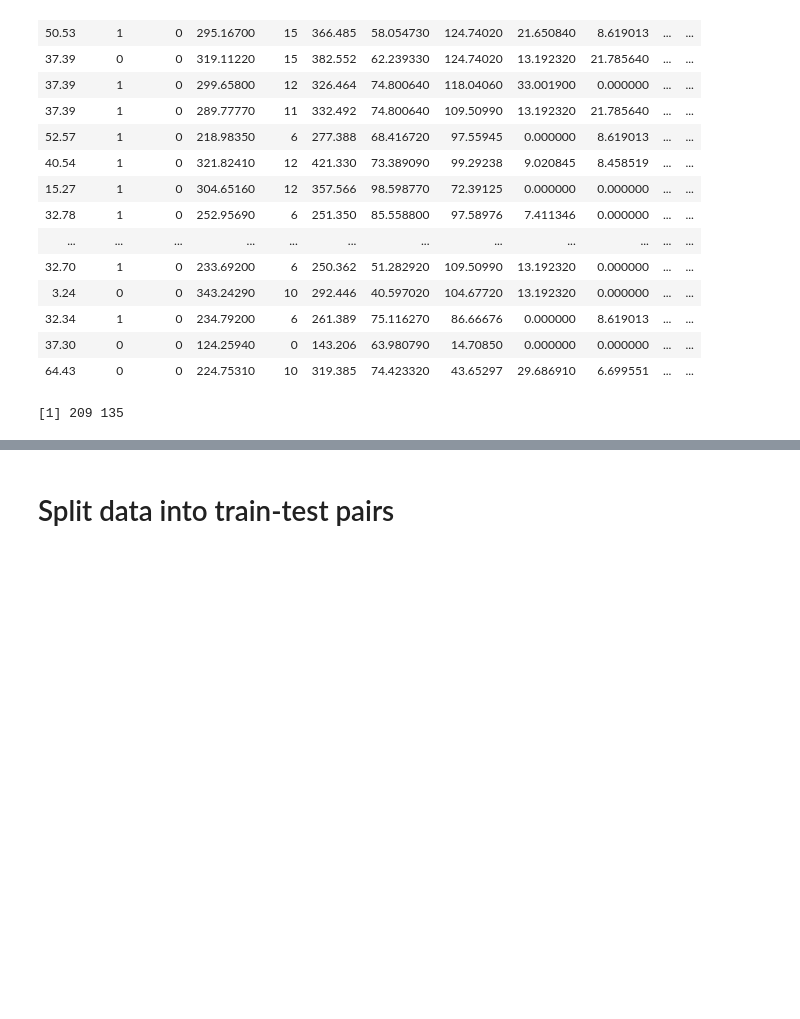
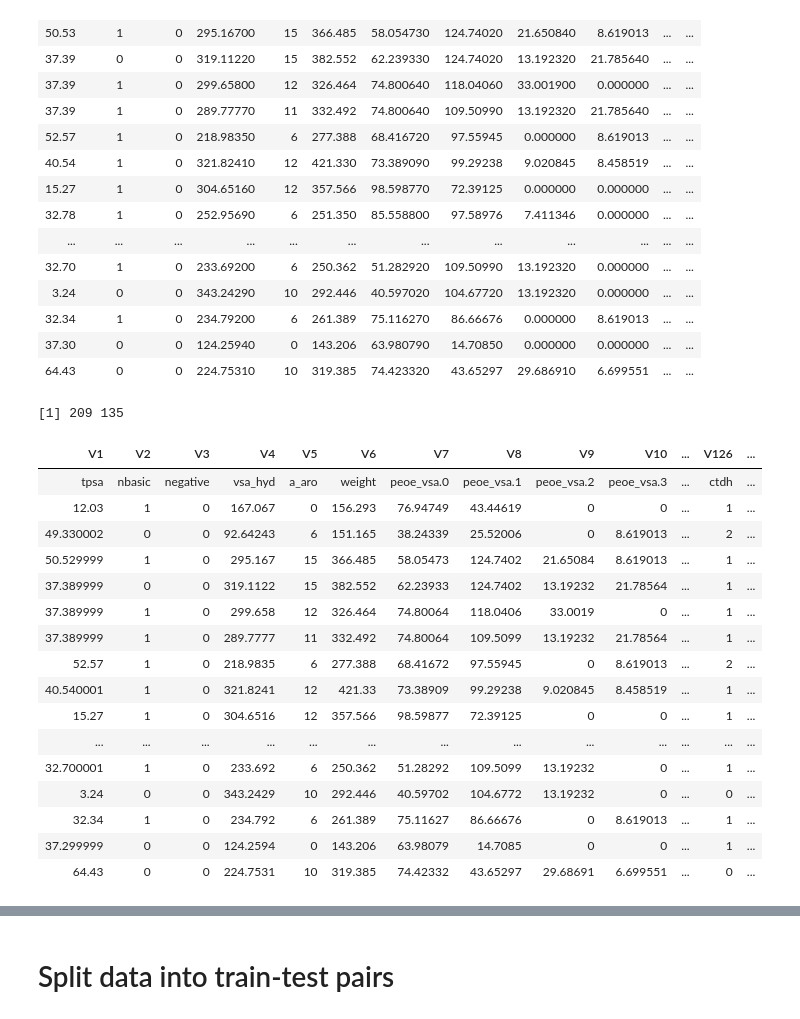
Before and after one commit to adamPaclawski/AI_pharm, a Jupyter notebook: AI in Pharm 2 - data prep.ipynb, the cells around one changed output, grey strips where cells are left out. Saved outputs shown, nothing was run; the diff lists cells and outputs as text; code cells hidden in the pictures; blank space fills up the shorter version.

```diff
--- a/AI in Pharm 2 - data prep.ipynb
+++ b/AI in Pharm 2 - data prep.ipynb
@@ -231,3 +353,26 @@ data_correct
 dim(data_correct)
 # %% [output]
 [1] 209 135
+# %%
+##What else is important? Check if your dataset has variable/columns name included
+data_bad2<-read.csv("BBB_raw_data_tabSep.txt", sep="", header = FALSE)
+# %%
+data_bad2
+# %% [output]
+| V1 | V2 | V3 | V4 | V5 | V6 | V7 | V8 | V9 | V10 | ... | V126 | ... |
+| tpsa | nbasic | negative | vsa_hyd | a_aro | weight | peoe_vsa.0 | peoe_vsa.1 | peoe_vsa.2 | peoe_vsa.3 | ... | ctdh | ... |
+| 12.03 | 1 | 0 | 167.067 | 0 | 156.293 | 76.94749 | 43.44619 | 0 | 0 | ... | 1 | ... |
+| 49.330002 | 0 | 0 | 92.64243 | 6 | 151.165 | 38.24339 | 25.52006 | 0 | 8.619013 | ... | 2 | ... |
+| 50.529999 | 1 | 0 | 295.167 | 15 | 366.485 | 58.05473 | 124.7402 | 21.65084 | 8.619013 | ... | 1 | ... |
+| 37.389999 | 0 | 0 | 319.1122 | 15 | 382.552 | 62.23933 | 124.7402 | 13.19232 | 21.78564 | ... | 1 | ... |
+| 37.389999 | 1 | 0 | 299.658 | 12 | 326.464 | 74.80064 | 118.0406 | 33.0019 | 0 | ... | 1 | ... |
+| 37.389999 | 1 | 0 | 289.7777 | 11 | 332.492 | 74.80064 | 109.5099 | 13.19232 | 21.78564 | ... | 1 | ... |
+| 52.57 | 1 | 0 | 218.9835 | 6 | 277.388 | 68.41672 | 97.55945 | 0 | 8.619013 | ... | 2 | ... |
+| 40.540001 | 1 | 0 | 321.8241 | 12 | 421.33 | 73.38909 | 99.29238 | 9.020845 | 8.458519 | ... | 1 | ... |
+| 15.27 | 1 | 0 | 304.6516 | 12 | 357.566 | 98.59877 | 72.39125 | 0 | 0 | ... | 1 | ... |
+| ... | ... | ... | ... | ... | ... | ... | ... | ... | ... | ... | ... | ... |
+| 32.700001 | 1 | 0 | 233.692 | 6 | 250.362 | 51.28292 | 109.5099 | 13.19232 | 0 | ... | 1 | ... |
+| 3.24 | 0 | 0 | 343.2429 | 10 | 292.446 | 40.59702 | 104.6772 | 13.19232 | 0 | ... | 0 | ... |
+| 32.34 | 1 | 0 | 234.792 | 6 | 261.389 | 75.11627 | 86.66676 | 0 | 8.619013 | ... | 1 | ... |
+| 37.299999 | 0 | 0 | 124.2594 | 0 | 143.206 | 63.98079 | 14.7085 | 0 | 0 | ... | 1 | ... |
+| 64.43 | 0 | 0 | 224.7531 | 10 | 319.385 | 74.42332 | 43.65297 | 29.68691 | 6.699551 | ... | 0 | ... |
```
Also changed, not shown: parts of 78 cells of this notebook, 1 other file.
